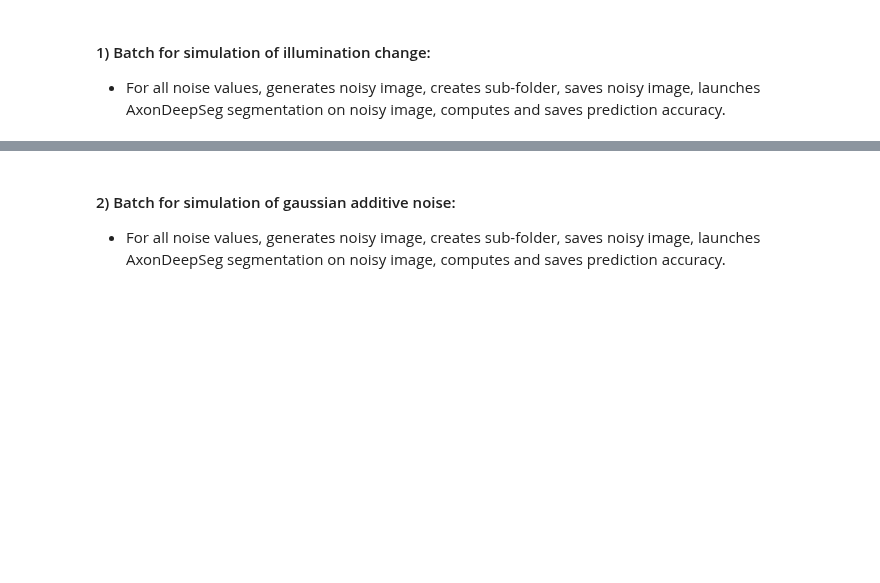
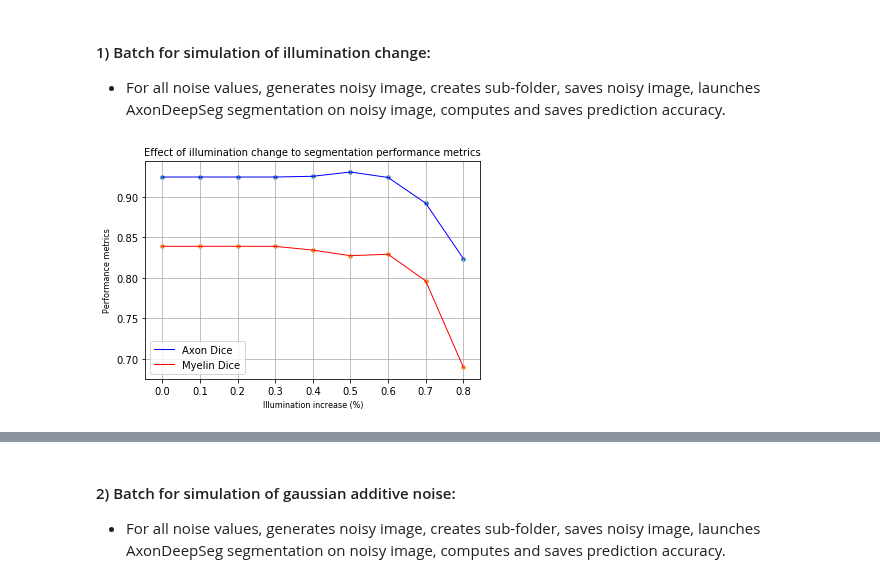
Before and after one commit to axondeepseg/axondeepseg, a Jupyter notebook: notebooks/noise_simulation.ipynb, the cells around one changed output, grey strips where cells are left out. Drawn from its saved outputs; the diff is of its cells as text; code cells hidden in the pictures; blank space fills up the shorter version.

Commit message:
Added plotting code to noise simulation notebook and added results

```diff
--- a/notebooks/noise_simulation.ipynb
+++ b/notebooks/noise_simulation.ipynb
@@ -73,7 +74,7 @@ path_configfile = os.path.join(path_model,'config_network.json')
 with open(path_configfile, 'r') as fd:
     config_network = json.loads(fd.read())
 
-mask = imread(os.path.join(path_folder,'mask.png'),flatten=True)
+mask = imageio.imread(os.path.join(path_folder,'mask.png'))
 gt_axon = mask > 200
 gt_myelin = np.logical_and(mask >= 50, mask <= 200)
 # %% [markdown]
@@ -81,7 +82,11 @@ gt_myelin = np.logical_and(mask >= 50, mask <= 200)
 
 - For all noise values, generates noisy image, creates sub-folder, saves noisy image, launches AxonDeepSeg segmentation on noisy image, computes and saves prediction accuracy.
 # %%
-values = np.linspace(0,0.7,11)
+values = np.linspace(0,0.8,9)
+dice_axon_array = np.empty(0)
+dice_myelin_array = np.empty(0)
+img_array = []
+pred_array = []
 
 for value_percentage in values:
 
@@ -92,6 +97,7 @@ for value_percentage in values:
     os.makedirs(os.path.join(path_folder,directory_name))
     copy(os.path.join(path_folder,'pixel_size_in_micrometer.txt'), os.path.join(path_folder,directory_name))
     imageio.imwrite(os.path.join(path_folder,directory_name,file_name),img_noise)
+    img_array.append(img_noise[100:400,100:400])
 
     # Segment noisy image with AxonDeepSeg
     path_testing = os.path.join(path_folder,directory_name)
@@ -99,10 +105,28 @@ for value_percentage in values:
 
     # Compute prediction accuracy
     prediction = imread(os.path.join(path_folder,directory_name,'AxonDeepSeg.png'),flatten=True)
+    pred_array.append(prediction[100:400,100:400])
     pred_axon = prediction > 200
     pred_myelin = np.logical_and(prediction >= 50, prediction <= 200)
     dice_axon, dice_myelin = pw_dice(pred_axon, gt_axon),pw_dice(pred_myelin, gt_myelin)
+    dice_axon_array = np.append(dice_axon_array, [dice_axon], axis=0)
+    dice_myelin_array = np.append(dice_myelin_array, [dice_myelin], axis=0)
     dict_metrics = {'dice_axon': dice_axon, 'dice_myelin': dice_myelin}
     f = open(os.path.join(path_folder,directory_name,'metrics.txt'), 'w')
     f.write('segmentation metrics: ' + repr(dict_metrics) + '\n')
     f.close()
+# %%
+plt.figure()
+plt.plot(values, dice_axon_array, 'b', lw=1)
+plt.scatter(values, dice_axon_array, s=12)
+plt.hold(True)
+plt.plot(values, dice_myelin_array, 'r', lw=1)
+plt.scatter(values, dice_myelin_array, s=12)
+plt.xlabel('Illumination increase (%)',fontsize=8)
+plt.ylabel('Performance metrics',fontsize=8)
+plt.title('Effect of illumination change to segmentation performance metrics',fontsize=10)
+plt.legend(['Axon Dice','Myelin Dice'])
+#plt.xlim(0, 0.3)
+plt.grid(True)
+# %% [output]
+[figure, added]
```
Also changed, not shown: parts of 8 cells of this notebook, 1 other file.
